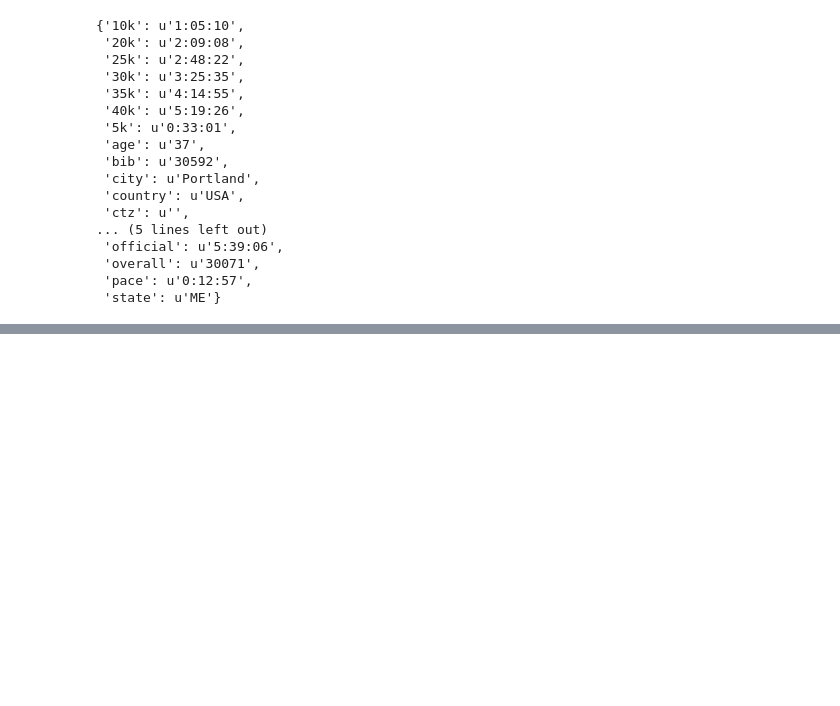
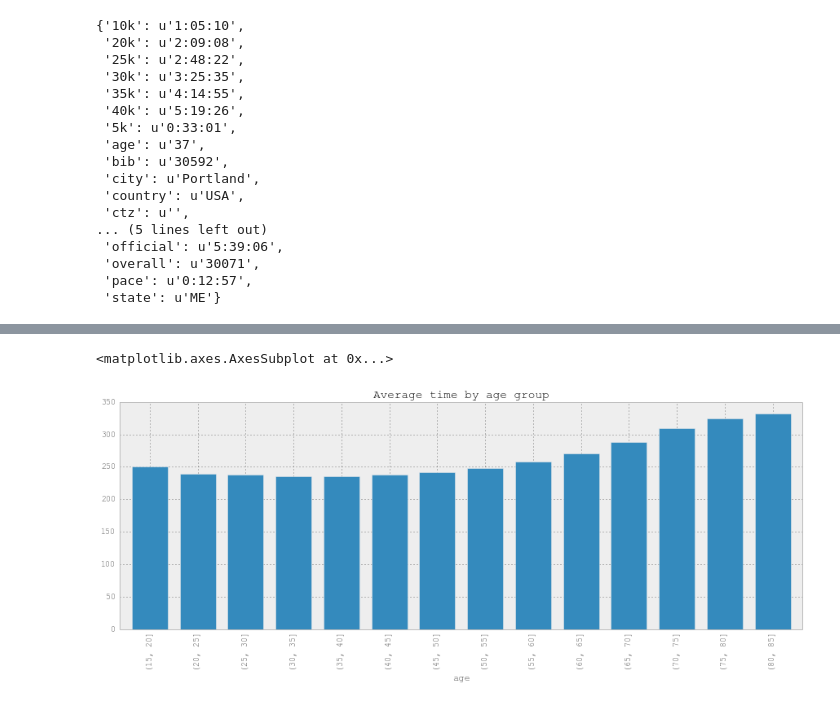
Before and after one commit to llimllib/bostonmarathon, a Jupyter notebook: analysis.ipynb, the cells around one changed output, grey strips where cells are left out. Cells and saved outputs as stored; diff of their text form; code cells hidden in the pictures; blank space fills up the shorter version.

Commit message:
add some seaborn plots to analysis

```diff
--- a/analysis.ipynb
+++ b/analysis.ipynb
@@ -7,6 +7,11 @@ import matplotlib
 import mpld3, mpld3.plugins
 import numpy as np
 from collections import Counter
+import pandas as pd
+import seaborn
+
+pd.set_option('display.mpl_style', 'default') # Make the graphs a bit prettier
+plt.rcParams['figure.figsize'] = (15, 5)
 # %%
 runners = cPickle.load(file("results/2013/results.pkl"))
 # %%
@@ -113,3 +118,5 @@ ax.legend()
 mpld3.display()
 # %% [output]
 [interactive output not drawn]
+# %%
+df = pd.read_csv("results/2014/results.csv")
@@ -115,0 +151,5 @@ mpld3.display()
+# %%
+df['official'].groupby(pd.cut(df['age'], range(15,90,5))).aggregate(np.average).plot(kind="bar", title="Average time by age group")
+# %% [output]
+<matplotlib.axes.AxesSubplot at 0x...>
+[figure, added]
```
Also changed, not shown: parts of 10 cells of this notebook.
